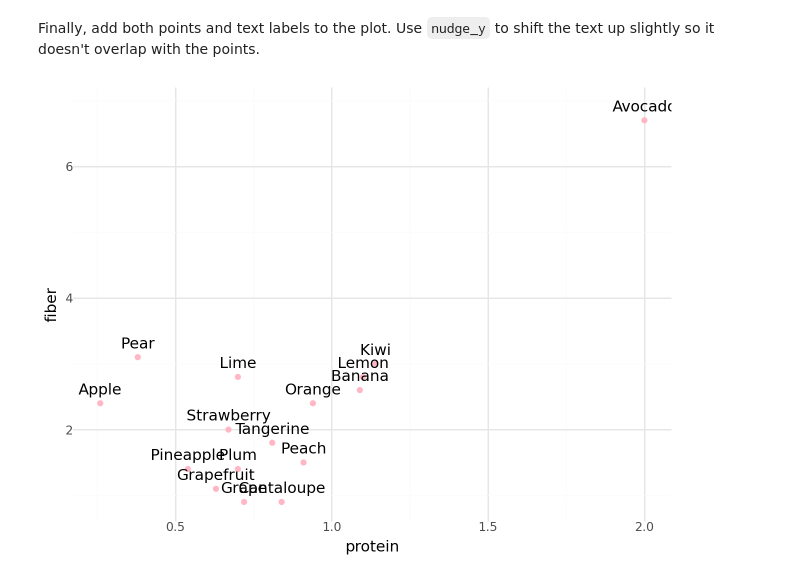
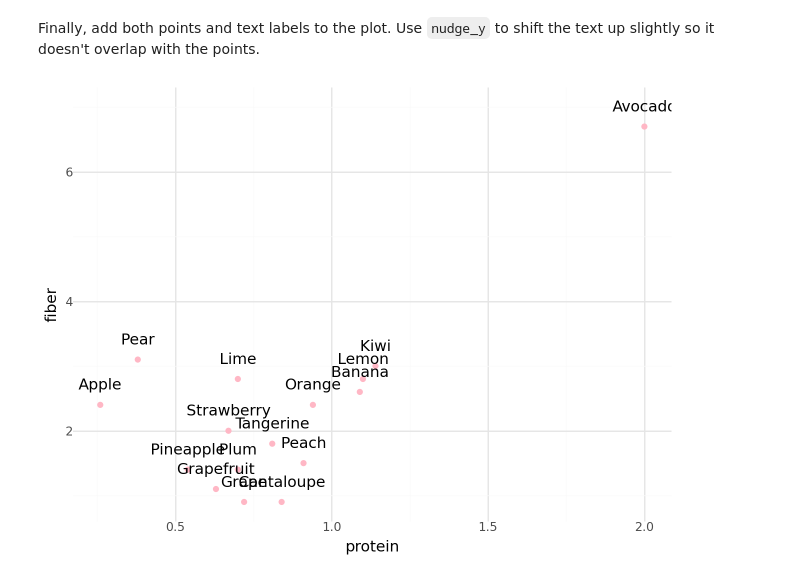
Before and after one commit to JaeWill/dsst_389_googleColab, a Jupyter notebook: nb/notebook03e.ipynb, the cells around one changed output. Saved outputs shown, nothing was run; the diff lists cells and outputs as text; code cells hidden in the pictures.

```diff
--- a/nb/notebook03e.ipynb
+++ b/nb/notebook03e.ipynb
@@ -99,10 +115,10 @@ Finally, add both points and text labels to the plot. Use `nudge_y` to shift the
 # %%
 (
     food
     .filter(c.food_group == "fruit")
     .pipe(ggplot, aes("protein", "fiber"))
     + geom_point(color = "#FFB7C5")
-    + geom_text(aes(label="item"), nudge_y = 0.2)
+    + geom_text(aes(label = "item"), nudge_y = 0.3)
 )
 # %% [output]
-[figure, old version]
+[figure, new version]
```
Also changed, not shown: parts of 9 cells of this notebook.
